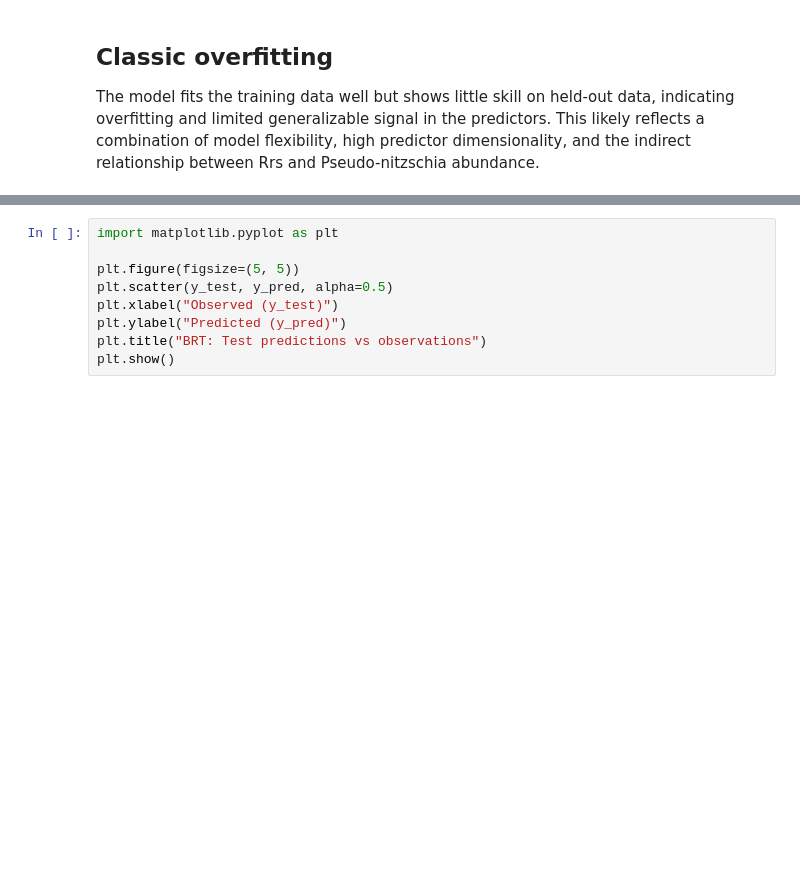
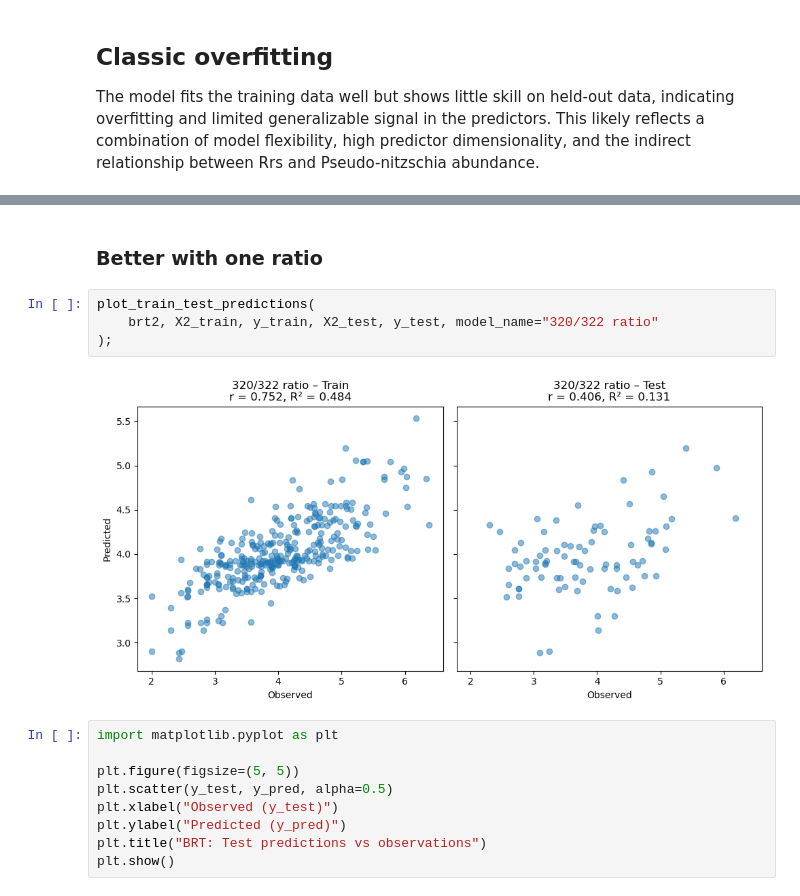
Before and after one commit to fish-pace/2026-proj-hab-prediction-west, a Jupyter notebook: contributor_folders/eli/brt_analysis-with-map.ipynb, the cells around one changed output, grey strips where cells are left out. Saved outputs shown, nothing was run; the diff lists cells and outputs as text; blank space fills up the shorter version.

```diff
--- a/contributor_folders/eli/brt_analysis-with-map.ipynb
+++ b/contributor_folders/eli/brt_analysis-with-map.ipynb
@@ -109,3 +157,11 @@ BRT R²        : 0.061
+# %% [markdown]
+### Better with one ratio
+# %%
+plot_train_test_predictions(
+    brt2, X2_train, y_train, X2_test, y_test, model_name="320/322 ratio"
+);
+# %% [output]
+[figure, added]
 # %%
 import matplotlib.pyplot as plt
 
```
Also changed, not shown: parts of 3 cells of this notebook.
